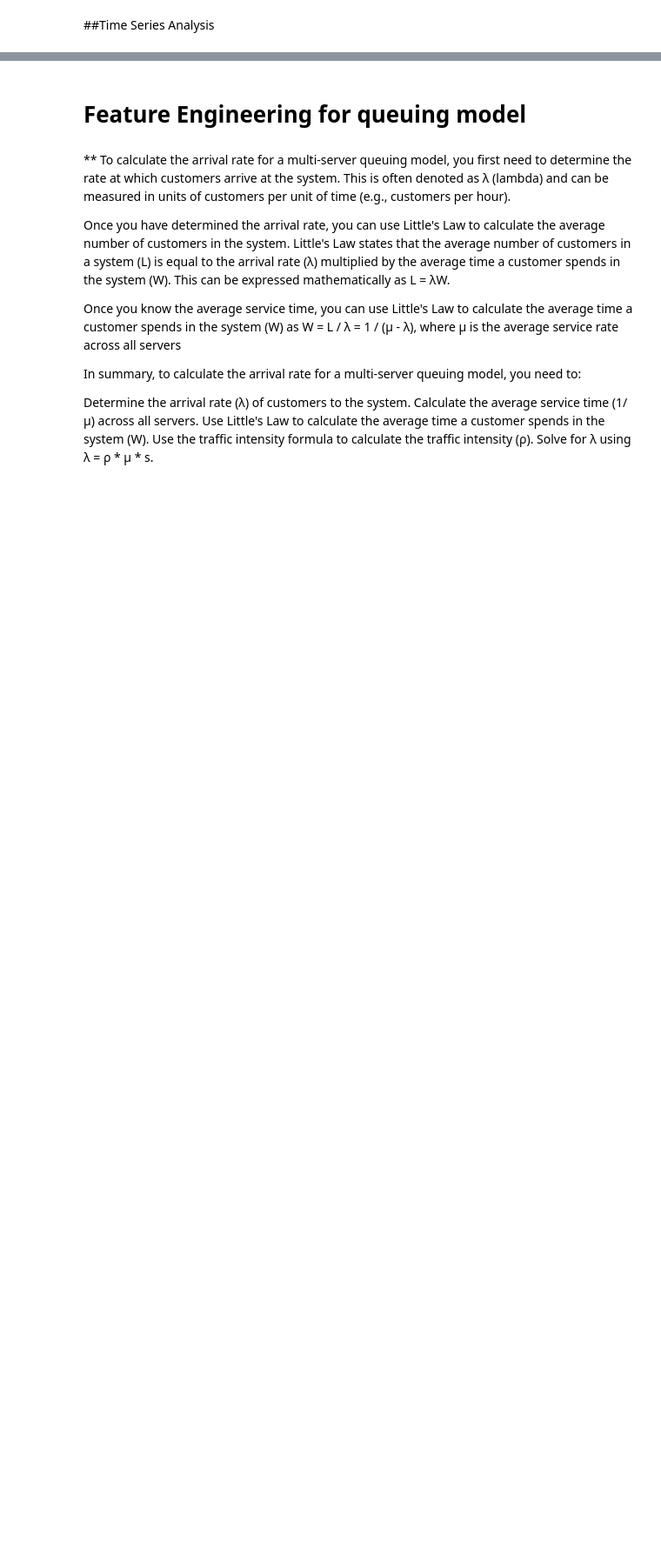
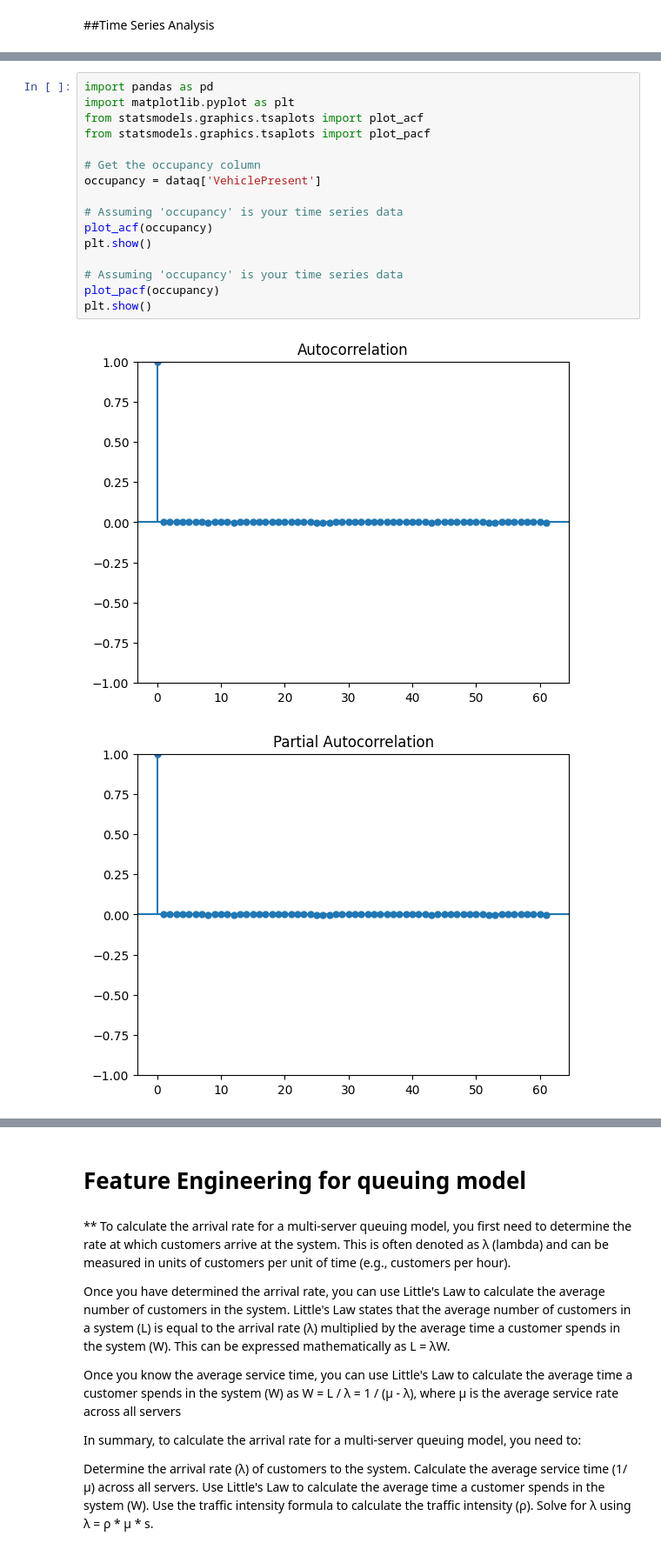
Before and after one commit to Eswa2020/Data-analysis-and-wrangling-various-projects, a Jupyter notebook: Mel_PARKING_SYSTEM.ipynb, the cells around one changed output, grey strips where cells are left out. Shown at 87% size. Cells and saved outputs as stored; diff of their text form; blank space fills up the shorter version.

```diff
--- a/Mel_PARKING_SYSTEM.ipynb
+++ b/Mel_PARKING_SYSTEM.ipynb
@@ -1820,0 +1669,19 @@ plt.show()
+# %%
+import pandas as pd
+import matplotlib.pyplot as plt
+from statsmodels.graphics.tsaplots import plot_acf
+from statsmodels.graphics.tsaplots import plot_pacf
+
+# Get the occupancy column
+occupancy = dataq['VehiclePresent']
+
+# Assuming 'occupancy' is your time series data
+plot_acf(occupancy)
+plt.show()
+
+# Assuming 'occupancy' is your time series data
+plot_pacf(occupancy)
+plt.show()
+# %% [output]
+[figure, added]
+[figure, added]
```
Also changed, not shown: parts of 98 cells of this notebook.
